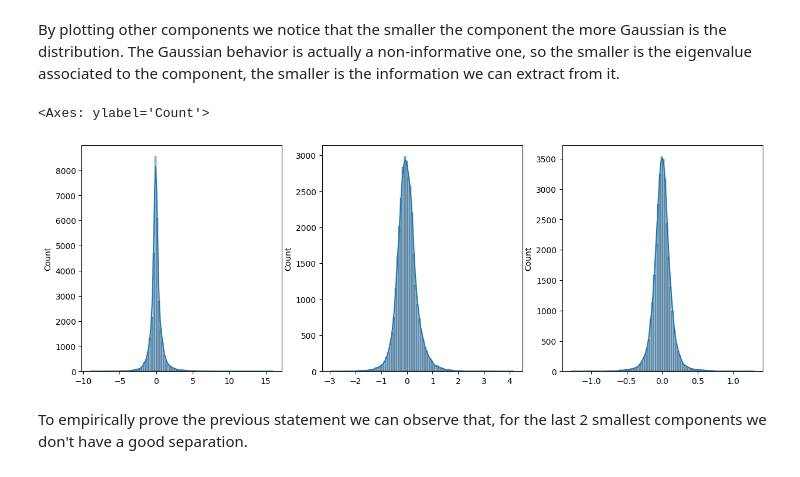
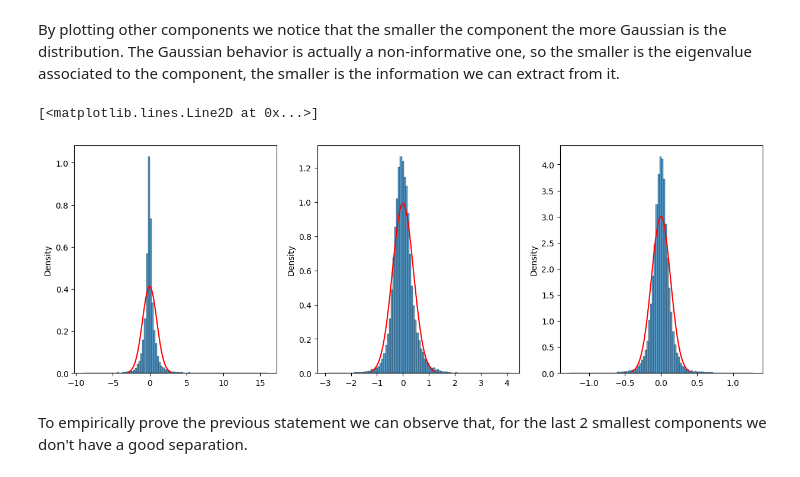
Before and after one commit to ludovicaisa/Physics_Unibo, a Jupyter notebook: src/Pattern_Recognition/Pat_Rec_Lab_1.ipynb, the cells around one changed output. Drawn from its saved outputs; the diff is of its cells as text; code cells hidden in the pictures.

```diff
--- a/src/Pattern_Recognition/Pat_Rec_Lab_1.ipynb
+++ b/src/Pattern_Recognition/Pat_Rec_Lab_1.ipynb
@@ -77,14 +77,27 @@ sns.histplot(Score[:, 0], bins=100, kde=True)
 # %% [markdown]
 By plotting other components we notice that the smaller the component the more Gaussian is the distribution.
 The Gaussian behavior is actually a non-informative one, so the smaller is the eigenvalue associated to the component, the smaller is the information we can extract from it.
-# %%
-fig, ax = plt.subplots(ncols=3, figsize=(15, 5))
-sns.histplot(Score[:, 1], bins=100, kde=True, ax=ax[0])
-sns.histplot(Score[:, 5], bins=100, kde=True, ax=ax[1])
-sns.histplot(Score[:, 35], bins=100, kde=True, ax=ax[2])
-# %% [output]
-<Axes: ylabel='Count'>
-[figure, removed]
+# %%
+import scipy as sp
+
+fig, ax = plt.subplots(ncols=3, figsize=(15, 5))
+sns.histplot(Score[:, 1], bins=100, stat='density', ax=ax[0])
+mu, sigma = sp.stats.norm.fit(Score[:, 1])
+x = np.linspace(mu - 3*sigma, mu + 3*sigma, 100)
+ax[0].plot(x, sp.stats.norm.pdf(x, mu, sigma), color='red')
+
+sns.histplot(Score[:, 5], bins=100, stat='density', ax=ax[1])
+mu, sigma = sp.stats.norm.fit(Score[:, 5])
+x = np.linspace(mu - 3*sigma, mu + 3*sigma, 100)
+ax[1].plot(x, sp.stats.norm.pdf(x, mu, sigma), color='red')
+
+sns.histplot(Score[:, 35], bins=100, stat='density', ax=ax[2])
+mu, sigma = sp.stats.norm.fit(Score[:, 35])
+x = np.linspace(mu - 3*sigma, mu + 3*sigma, 100)
+ax[2].plot(x, sp.stats.norm.pdf(x, mu, sigma), color='red')
+# %% [output]
+[<matplotlib.lines.Line2D at 0x...>]
+[figure, added]
 # %% [markdown]
 To empirically prove the previous statement we can observe that, for the last 2 smallest components we don't have a good separation.
 # %%
```
Also changed, not shown: parts of 1 cell of this notebook.
